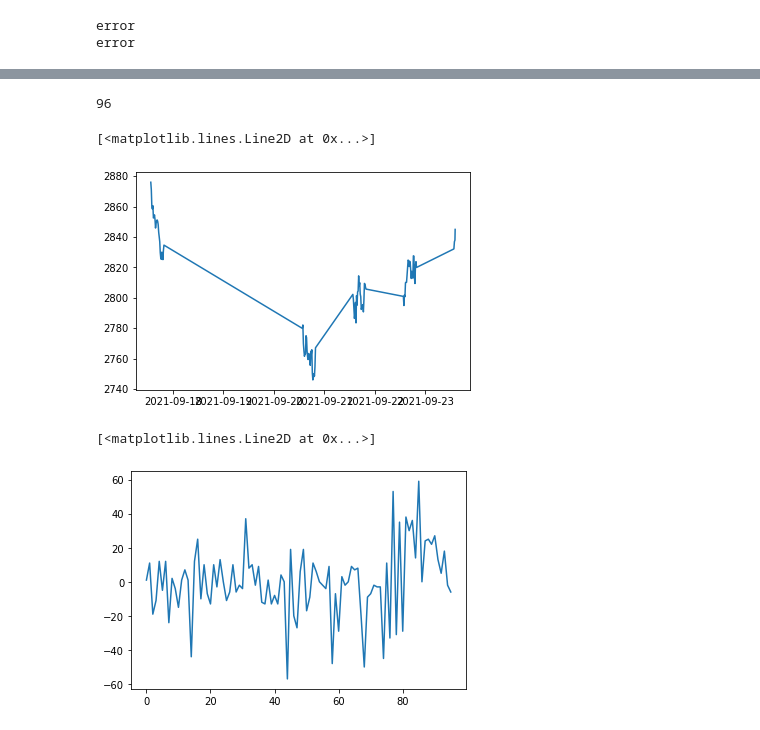
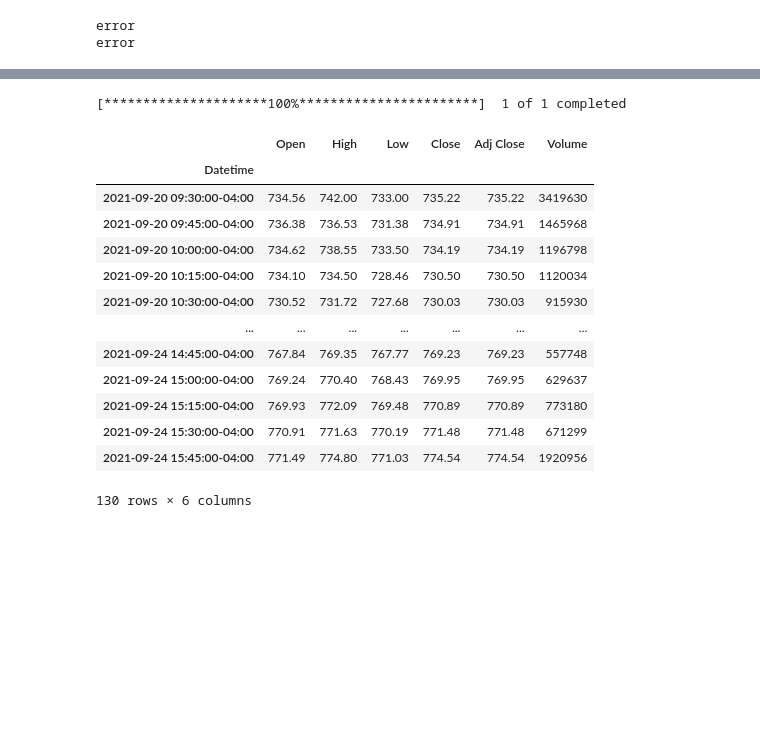
Before and after one commit to ishaan-arya/automated-essay-grading, a Jupyter notebook: Twitter_Sentiment_Analysis.ipynb, the cells around one changed output, grey strips where cells are left out. Cells and saved outputs as stored; diff of their text form; code cells hidden in the pictures; blank space fills up the shorter version.

```diff
--- a/Twitter_Sentiment_Analysis.ipynb
+++ b/Twitter_Sentiment_Analysis.ipynb
@@ -469,17 +483,24 @@ Requirement already satisfied: urllib3!=1.25.0,!=1.25.1,<1.26,>=1.21.1 in /usr/l
     Uninstalling lxml-4.2.6:
       Successfully uninstalled lxml-4.2.6
 Successfully installed lxml-4.6.3 yfinance-0.1.63
-# %%
-len(arr)
-# %% [output]
-96
-# %%
-plt.plot(tsla['Open'])
-# %% [output]
-[<matplotlib.lines.Line2D at 0x...>]
-[figure, removed]
-# %%
-plt.plot(arr)
-# %% [output]
-[<matplotlib.lines.Line2D at 0x...>]
-[figure, removed]
+# %%
+import yfinance as yf
+data = yf.download(tickers='TSLA', period = '5d', interval = '15m', rounding= True)
+tsla_df = pd.DataFrame(data)
+tsla_df
+# %% [output]
+[*********************100%***********************]  1 of 1 completed
+|  | Open | High | Low | Close | Adj Close | Volume |
+| Datetime |  |  |  |  |  |  |
+| 2021-09-20 09:30:00-04:00 | 734.56 | 742.00 | 733.00 | 735.22 | 735.22 | 3419630 |
+| 2021-09-20 09:45:00-04:00 | 736.38 | 736.53 | 731.38 | 734.91 | 734.91 | 1465968 |
+| 2021-09-20 10:00:00-04:00 | 734.62 | 738.55 | 733.50 | 734.19 | 734.19 | 1196798 |
+| 2021-09-20 10:15:00-04:00 | 734.10 | 734.50 | 728.46 | 730.50 | 730.50 | 1120034 |
+| 2021-09-20 10:30:00-04:00 | 730.52 | 731.72 | 727.68 | 730.03 | 730.03 | 915930 |
+| ... | ... | ... | ... | ... | ... | ... |
+| 2021-09-24 14:45:00-04:00 | 767.84 | 769.35 | 767.77 | 769.23 | 769.23 | 557748 |
+| 2021-09-24 15:00:00-04:00 | 769.24 | 770.40 | 768.43 | 769.95 | 769.95 | 629637 |
+| 2021-09-24 15:15:00-04:00 | 769.93 | 772.09 | 769.48 | 770.89 | 770.89 | 773180 |
+| 2021-09-24 15:30:00-04:00 | 770.91 | 771.63 | 770.19 | 771.48 | 771.48 | 671299 |
+| 2021-09-24 15:45:00-04:00 | 771.49 | 774.80 | 771.03 | 774.54 | 774.54 | 1920956 |
+130 rows × 6 columns
```
Also changed, not shown: parts of 30 cells of this notebook.
